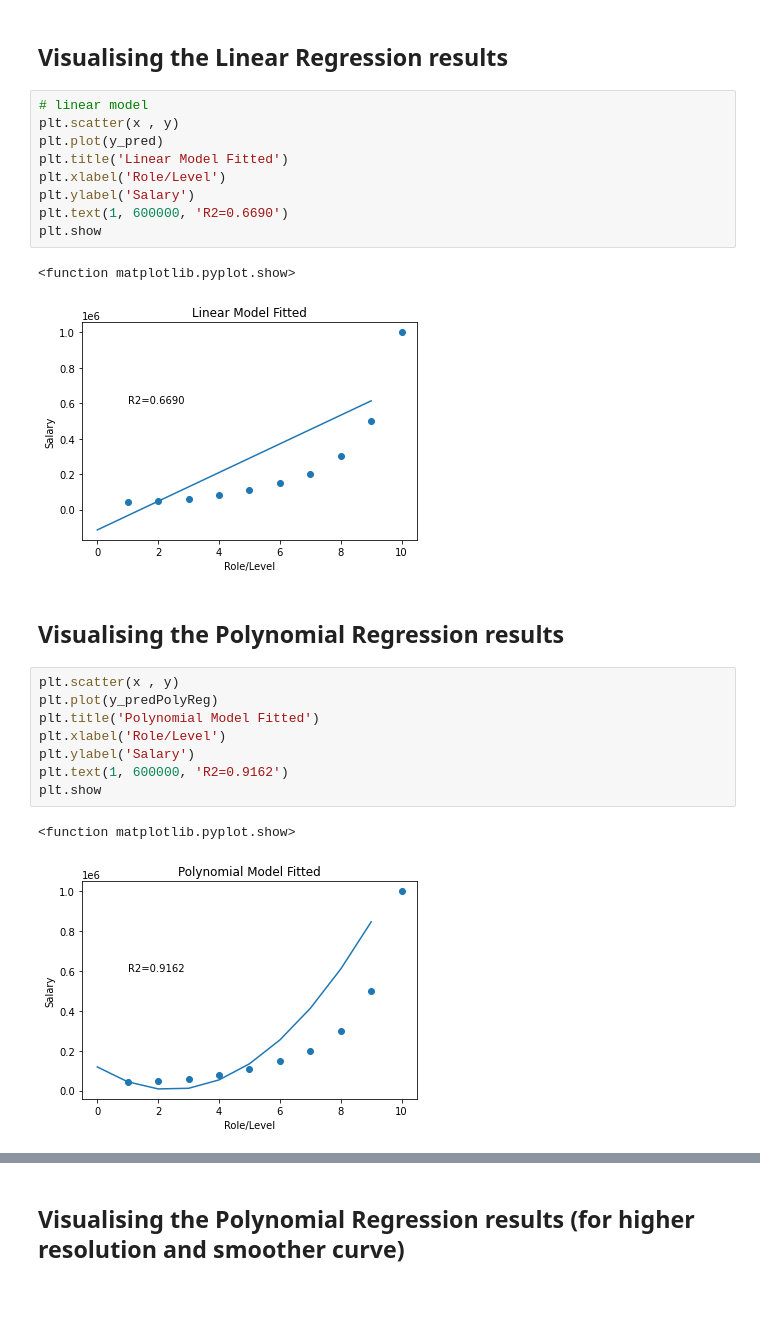
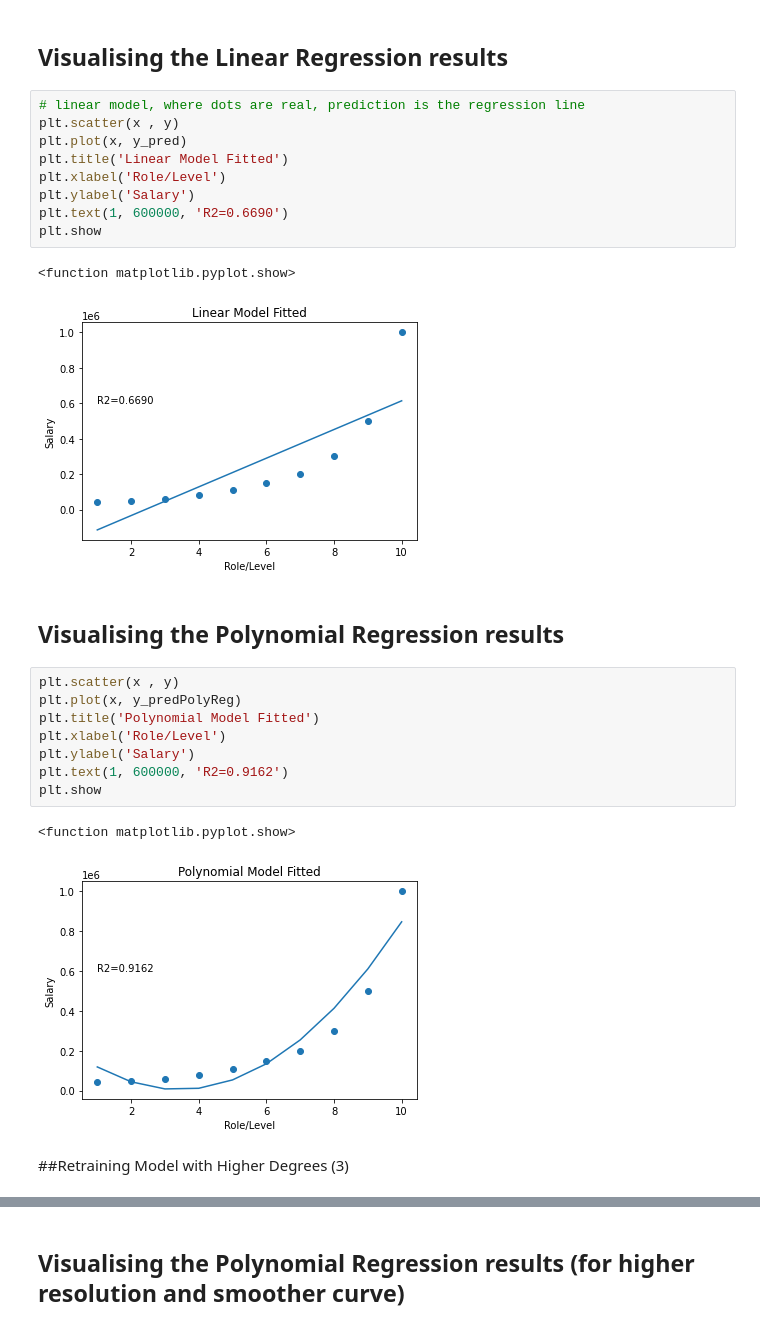
Before and after one commit to rsashna/machineLearningTools, a Jupyter notebook: regressionModels/polynomialReg/Copy_of_polynomial_regression.ipynb, the cells around one changed output, grey strips where cells are left out. Drawn from its saved outputs; the diff is of its cells as text; blank space fills up the shorter version.

Commit message:
added higher degree models

```diff
--- a/regressionModels/polynomialReg/Copy_of_polynomial_regression.ipynb
+++ b/regressionModels/polynomialReg/Copy_of_polynomial_regression.ipynb
@@ -82,22 +82,22 @@ print(r2valPolyReg)
 # %% [markdown]
 ## Visualising the Linear Regression results
 # %%
-# linear model
+# linear model, where dots are real, prediction is the regression line
 plt.scatter(x , y)
-plt.plot(y_pred)
+plt.plot(x, y_pred)
 plt.title('Linear Model Fitted')
 plt.xlabel('Role/Level')
 plt.ylabel('Salary')
 plt.text(1, 600000, 'R2=0.6690')
 plt.show
 # %% [output]
 <function matplotlib.pyplot.show>
-[figure, old version]
+[figure, new version]
 # %% [markdown]
 ## Visualising the Polynomial Regression results
 # %%
 plt.scatter(x , y)
-plt.plot(y_predPolyReg)
+plt.plot(x, y_predPolyReg)
 plt.title('Polynomial Model Fitted')
 plt.xlabel('Role/Level')
 plt.ylabel('Salary')
@@ -105,4 +105,6 @@ plt.text(1, 600000, 'R2=0.9162')
 plt.show
 # %% [output]
 <function matplotlib.pyplot.show>
-[figure, old version]
+[figure, new version]
+# %% [markdown]
+##Retraining Model with Higher Degrees (3)
```
Also changed, not shown: parts of 5 cells of this notebook.
